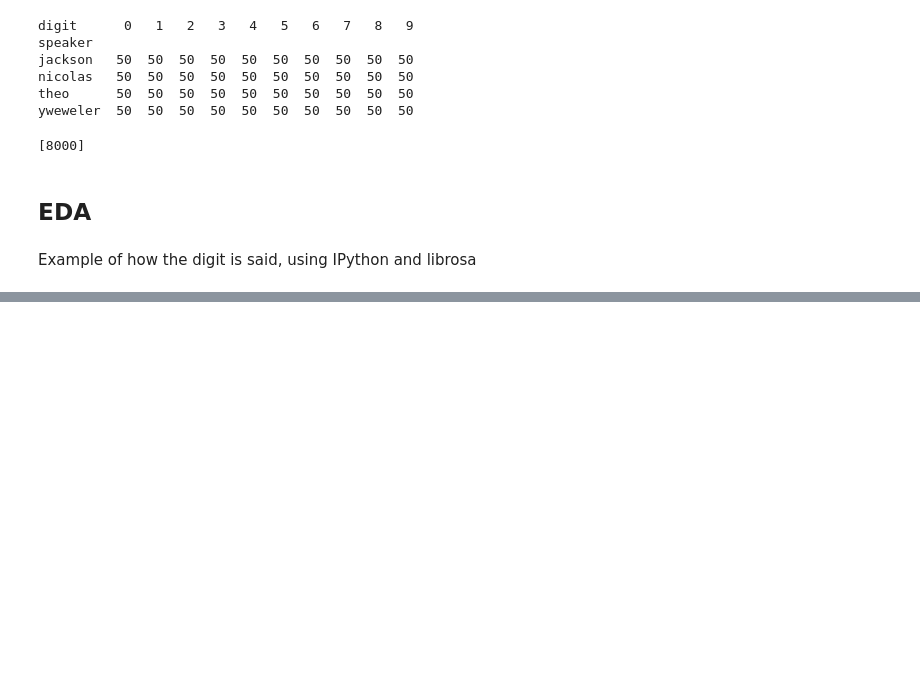
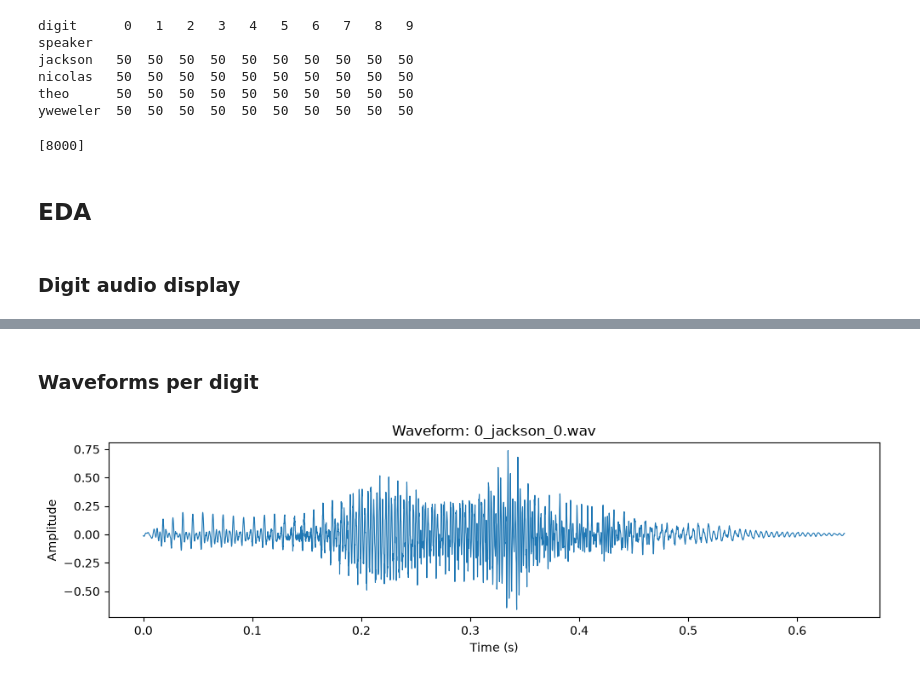
Before and after one commit to imgabrielas/Grey_Matter_Multiplication, a Jupyter notebook: Spoken Digit Recognition/Spoken_Digit_Recognition.ipynb, the cells around one changed output, grey strips where cells are left out. Drawn from its saved outputs; the diff is of its cells as text; code cells hidden in the pictures; blank space fills up the shorter version.

Commit message:
waveform

```diff
--- a/Spoken Digit Recognition/Spoken_Digit_Recognition.ipynb
+++ b/Spoken Digit Recognition/Spoken_Digit_Recognition.ipynb
@@ -159,7 +159,7 @@ print(df["sample_rate"].unique())
 # %% [markdown]
 ## EDA
 # %% [markdown]
-Example of how the digit is said, using IPython and librosa
+### Digit audio display
 # %%
 path = df.loc[df["digit"] == 0, "path"].iloc[0]
 print(path)
@@ -174,3 +174,17 @@ Audio(y, rate=sr)
 # %% [output]
 (5148,) 8000
 [interactive output not drawn]
+# %% [markdown]
+### Waveforms per digit
+# %%
+t = np.arange(len(y)) / sr
+
+plt.figure(figsize=(10, 3))
+plt.plot(t, y, linewidth=0.8)
+plt.xlabel("Time (s)")
+plt.ylabel("Amplitude")
+plt.title(f"Waveform: {path.split('/')[-1]}")
+plt.tight_layout()
+plt.show()
+# %% [output]
+[figure, added]
```
Also changed, not shown: parts of 2 cells of this notebook.
